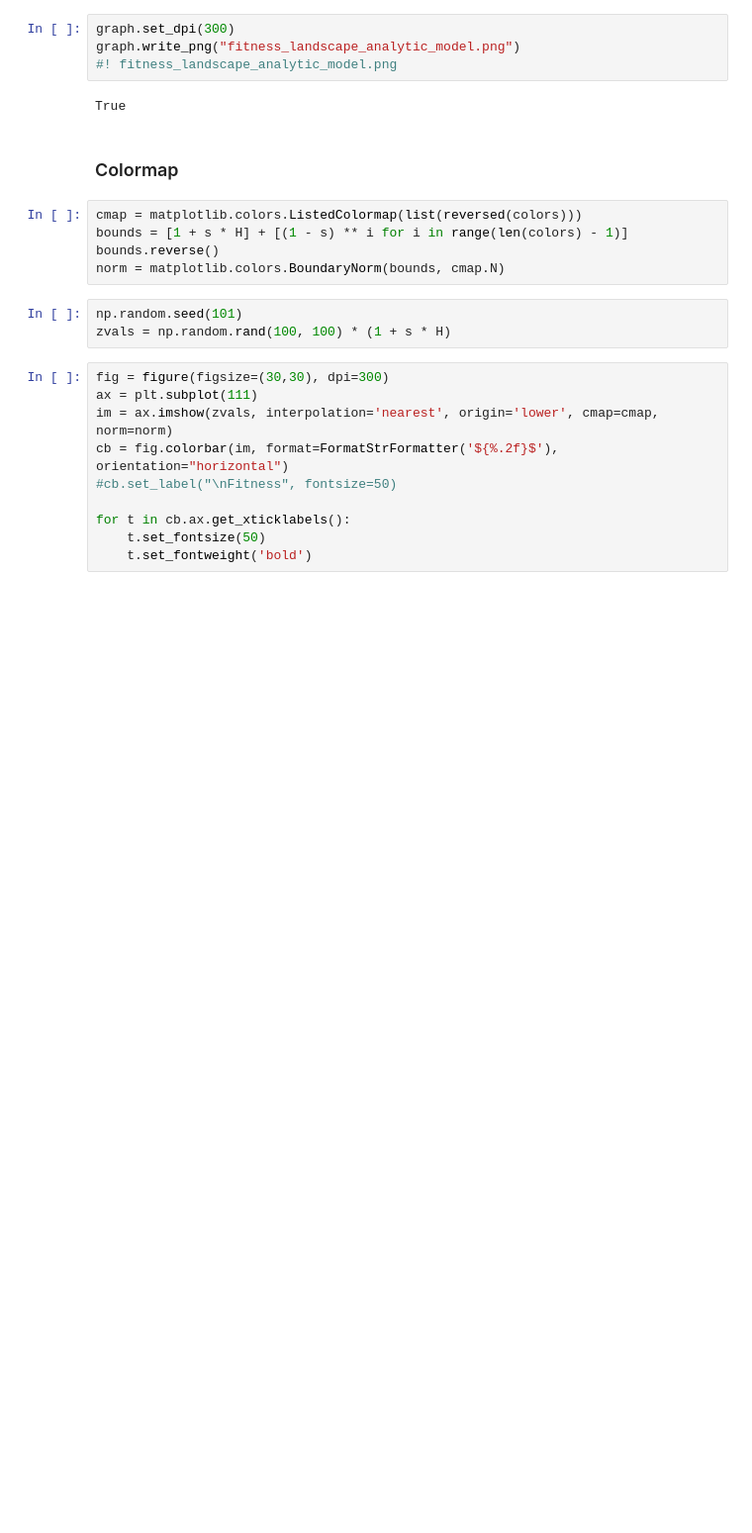
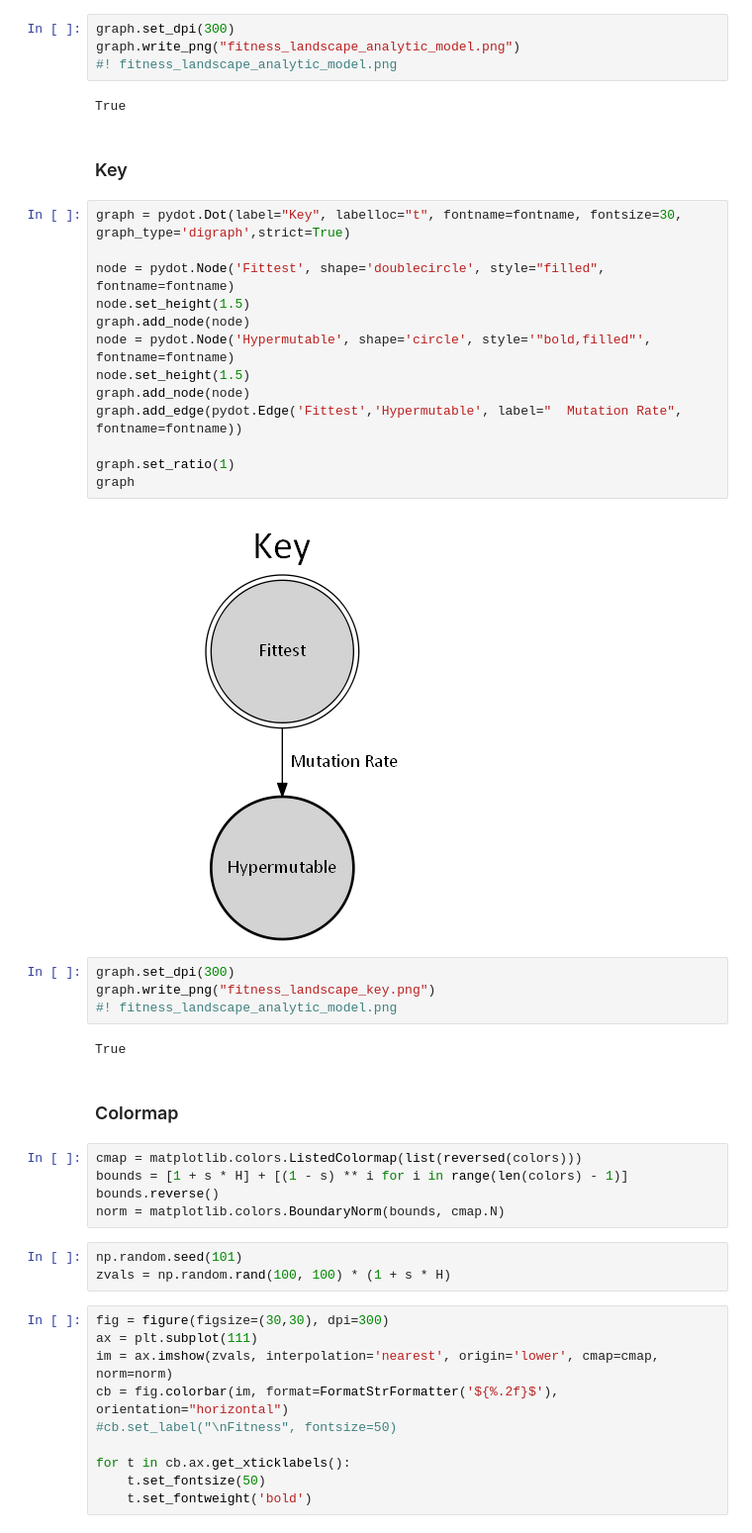
Before and after one commit to yoavram/ruggedsim, a Jupyter notebook: manuscript/figures.ipynb, the cells around one changed output. Shown at 99% size. Saved outputs shown, nothing was run; the diff lists cells and outputs as text; blank space fills up the shorter version.

```diff
--- a/manuscript/figures.ipynb
+++ b/manuscript/figures.ipynb
@@ -385,6 +382,29 @@ graph.write_png("fitness_landscape_analytic_model.png")
 #! fitness_landscape_analytic_model.png
 # %% [output]
 True
+# %% [markdown]
+### Key
+# %%
+graph = pydot.Dot(label="Key", labelloc="t", fontname=fontname, fontsize=30, graph_type='digraph',strict=True)
+
+node = pydot.Node('Fittest', shape='doublecircle', style="filled", fontname=fontname)
+node.set_height(1.5)
+graph.add_node(node)
+node = pydot.Node('Hypermutable', shape='circle', style='"bold,filled"', fontname=fontname)
+node.set_height(1.5)
+graph.add_node(node)
+graph.add_edge(pydot.Edge('Fittest','Hypermutable', label="  Mutation Rate", fontname=fontname))
+
+graph.set_ratio(1)
+graph
+# %% [output]
+[figure, added]
+# %%
+graph.set_dpi(300)
+graph.write_png("fitness_landscape_key.png")
+#! fitness_landscape_analytic_model.png
+# %% [output]
+True
 # %% [markdown]
 ### Colormap
 # %%
```
Also changed, not shown: parts of 1 cell of this notebook.
